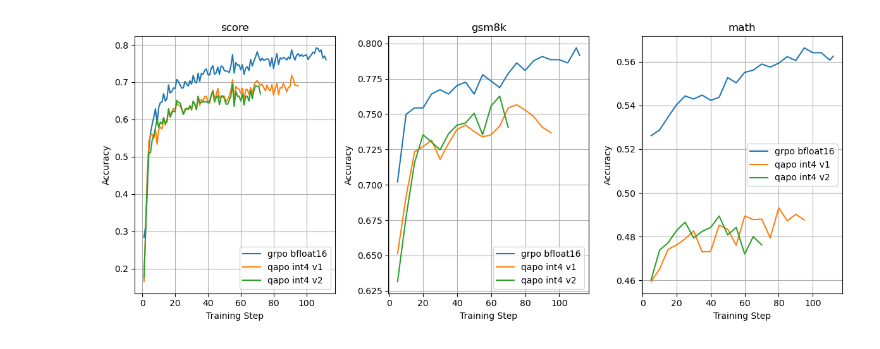
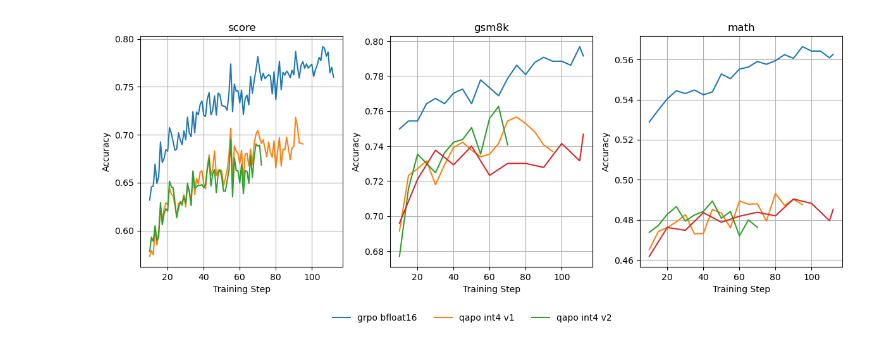
Before and after one commit to ethanewer/qapo, a Jupyter notebook: eval/eval.ipynb, the cells around one changed output. Cells and saved outputs as stored; diff of their text form; code cells hidden in the pictures.

```diff
--- a/eval/eval.ipynb
+++ b/eval/eval.ipynb
@@ -4,25 +4,34 @@ import os
 import matplotlib.pyplot as plt
 import pandas as pd
 # %%
-def plot(model_name: str, algorithms: list[str], metrics=("score", "gsm8k", "math")) -> None:
-    _, axs = plt.subplots(1, len(metrics), figsize=(len(metrics) * 4, 5))
-    axs = axs.reshape(-1)
+def plot(model_name: str, algorithms: list[str], metrics=("score", "gsm8k", "math"), min_step=0) -> None:
+    # Create a figure with one row of subplots
+    fig, axs = plt.subplots(1, len(metrics), figsize=(len(metrics) * 4, 5), squeeze=False)
+    axs = axs.flatten()
+
+    # Plot each metric
     for metric, ax in zip(metrics, axs):
         for algorithm in algorithms:
             path = f"results/{model_name}/{algorithm}/{metric}.csv"
             if os.path.exists(path):
                 df = pd.read_csv(path)
+                df = df[df["Step"] >= min_step]
                 ax.plot(df["Step"], df["Value"], label=algorithm.replace("_", " "))
-
         ax.grid(True)
-        ax.legend()
         ax.set_title(metric)
         ax.set_xlabel("Training Step")
         ax.set_ylabel("Accuracy")
 
+    # Gather handles & labels from the first axis (they're the same across all)
+    handles, labels = axs[0].get_legend_handles_labels()
+
+    # Tight layout, then make room at bottom, then add one legend
     plt.tight_layout()
+    plt.subplots_adjust(bottom=0.2)  # increase if your legend is crowded
+    fig.legend(handles, labels, loc="lower center", ncol=len(algorithms), frameon=False, bbox_to_anchor=(0.5, 0.0))
+
     plt.show()
 # %%
-plot("Qwen2.5-1.5B-Instruct", ["grpo_bfloat16", "qapo_int4_v1", "qapo_int4_v2"])
+plot("Qwen2.5-1.5B-Instruct", ["grpo_bfloat16", "qapo_int4_v1", "qapo_int4_v2", "grpo_int4"], min_step=10)
 # %% [output]
-[figure, old version]
+[figure, new version]
```
Also changed, not shown: 3 other files.
